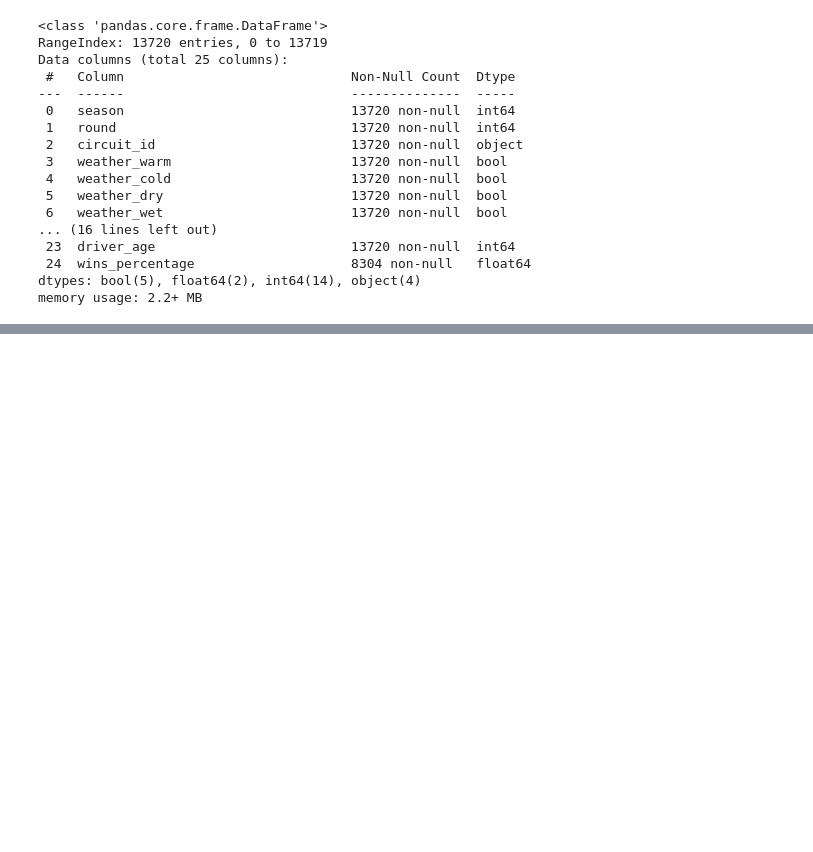
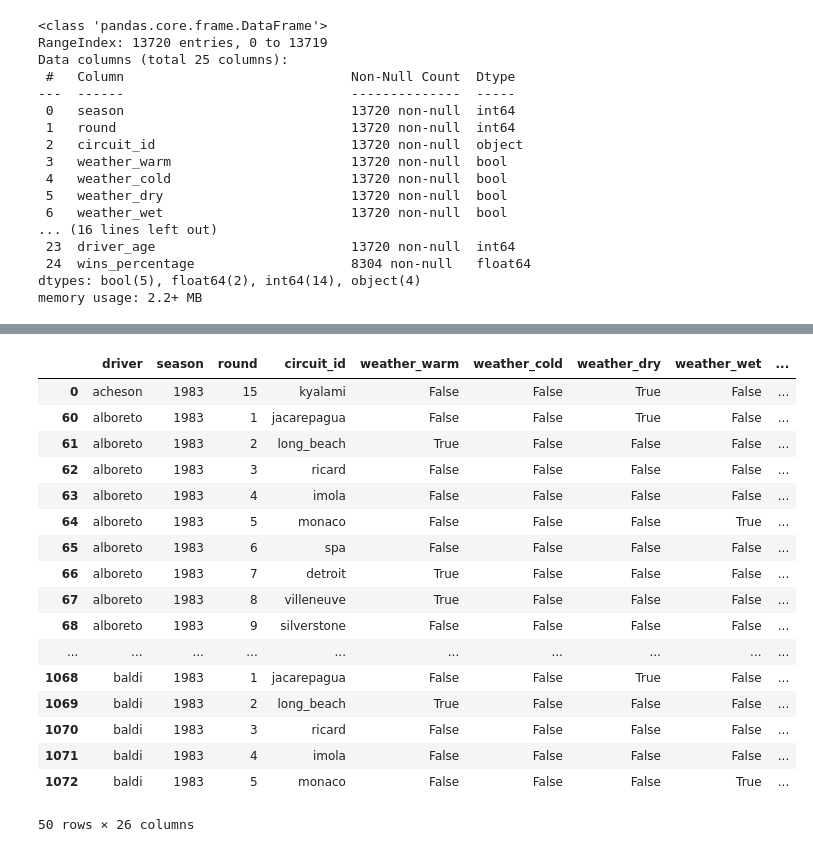
Before and after one commit to varrett/F1-Grand-Prix-Predictor, a Jupyter notebook: Data Manipulation/Modeling/Feature Engineering.ipynb, the cells around one changed output, grey strips where cells are left out. Saved outputs shown, nothing was run; the diff lists cells and outputs as text; code cells hidden in the pictures; blank space fills up the shorter version.

```diff
--- a/Data Manipulation/Modeling/Feature Engineering.ipynb
+++ b/Data Manipulation/Modeling/Feature Engineering.ipynb
@@ -74,4 +78,0 @@ df[df['driver'] == 'hamilton']
-# %%
-# For the next trick, we will design an id column to later merge the codification to the main dataframe.
-
-df['driver_season_id'] = df['driver'] + df['season'].astype(str)
@@ -197,0 +79,23 @@ dataset.rename(columns={'season_x':'season', 'driver_x':'driver', 'constructor_x
+# %%
+team_change_dataset = df.sort_values(by=['season','driver'])
+# %%
+team_change_dataset.head(50)
+# %% [output]
+|  | driver | season | round | circuit_id | weather_warm | weather_cold | weather_dry | weather_wet | ... |
+| 0 | acheson | 1983 | 15 | kyalami | False | False | True | False | ... |
+| 60 | alboreto | 1983 | 1 | jacarepagua | False | False | True | False | ... |
+| 61 | alboreto | 1983 | 2 | long_beach | True | False | False | False | ... |
+| 62 | alboreto | 1983 | 3 | ricard | False | False | False | False | ... |
+| 63 | alboreto | 1983 | 4 | imola | False | False | False | False | ... |
+| 64 | alboreto | 1983 | 5 | monaco | False | False | False | True | ... |
+| 65 | alboreto | 1983 | 6 | spa | False | False | False | False | ... |
+| 66 | alboreto | 1983 | 7 | detroit | True | False | False | False | ... |
+| 67 | alboreto | 1983 | 8 | villeneuve | True | False | False | False | ... |
+| 68 | alboreto | 1983 | 9 | silverstone | False | False | False | False | ... |
+| ... | ... | ... | ... | ... | ... | ... | ... | ... | ... |
+| 1068 | baldi | 1983 | 1 | jacarepagua | False | False | True | False | ... |
+| 1069 | baldi | 1983 | 2 | long_beach | True | False | False | False | ... |
+| 1070 | baldi | 1983 | 3 | ricard | False | False | False | False | ... |
+| 1071 | baldi | 1983 | 4 | imola | False | False | False | False | ... |
+| 1072 | baldi | 1983 | 5 | monaco | False | False | False | True | ... |
+50 rows × 26 columns
```
Also changed, not shown: parts of 17 cells of this notebook, 2 other files.
